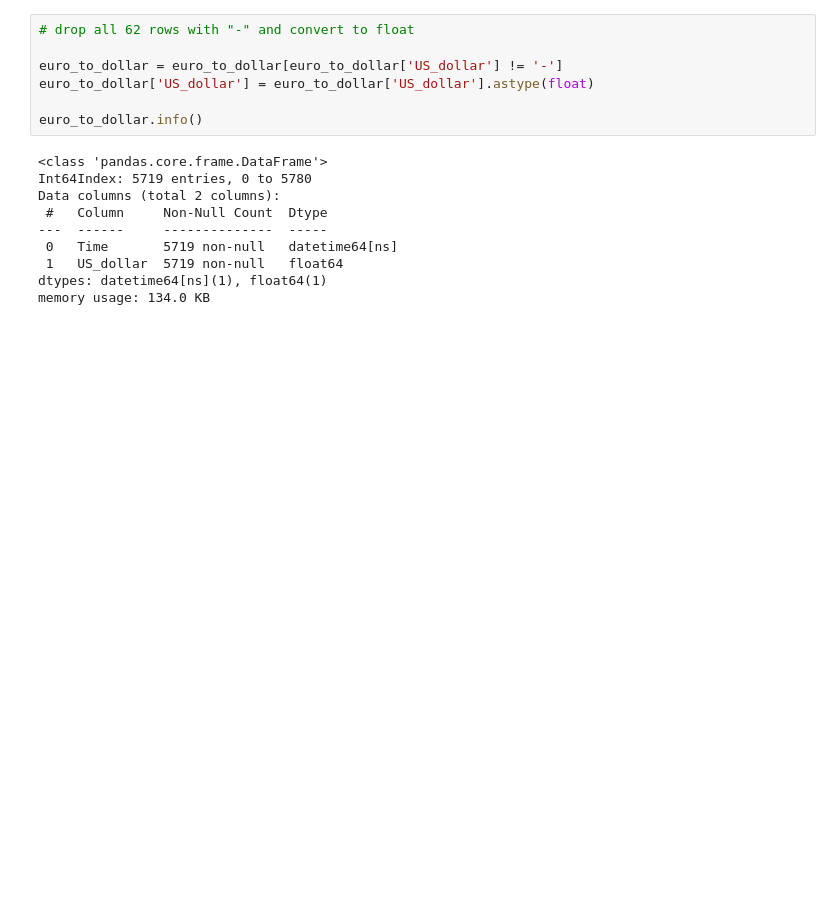
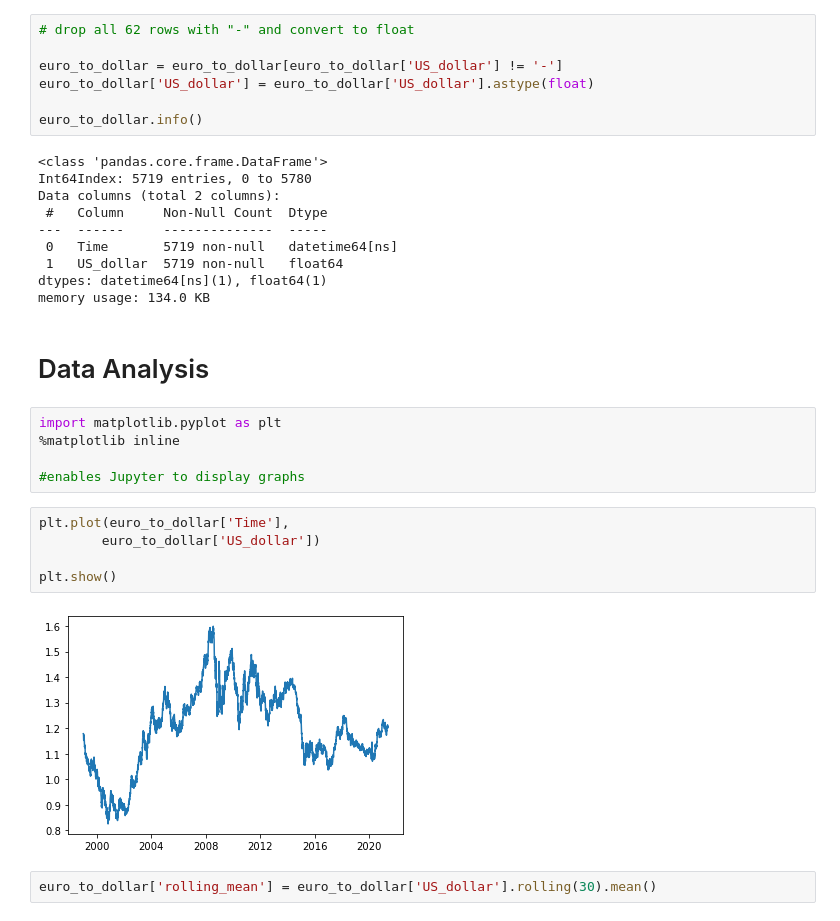
Before and after one commit to timwoodland/Data_Visualization_on_Exchange_Rates_projec, a Jupyter notebook: Storytelling_Data_Visualization_on_Exchange_Rates_project.ipynb, the cells around one changed output. Saved outputs shown, nothing was run; the diff lists cells and outputs as text; blank space fills up the shorter version.

Commit message:
completed analysis and charts | Completed project

```diff
--- a/Storytelling_Data_Visualization_on_Exchange_Rates_project.ipynb
+++ b/Storytelling_Data_Visualization_on_Exchange_Rates_project.ipynb
@@ -153,3 +161,19 @@ Data columns (total 2 columns):
  1   US_dollar  5719 non-null   float64
 dtypes: datetime64[ns](1), float64(1)
 memory usage: 134.0 KB
+# %% [markdown]
+# Data Analysis
+# %%
+import matplotlib.pyplot as plt
+%matplotlib inline
+
+#enables Jupyter to display graphs
+# %%
+plt.plot(euro_to_dollar['Time'],
+        euro_to_dollar['US_dollar'])
+
+plt.show()
+# %% [output]
+[figure, added]
+# %%
+euro_to_dollar['rolling_mean'] = euro_to_dollar['US_dollar'].rolling(30).mean()
```
Also changed, not shown: parts of 12 cells of this notebook.
